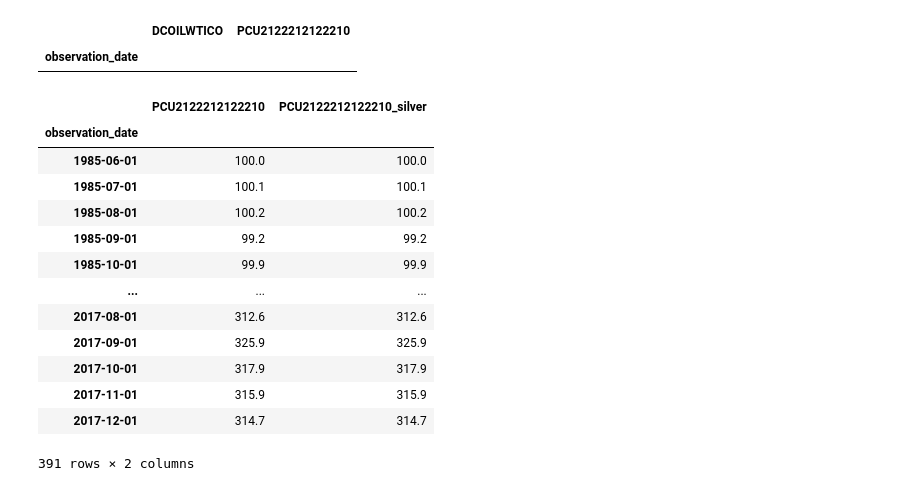
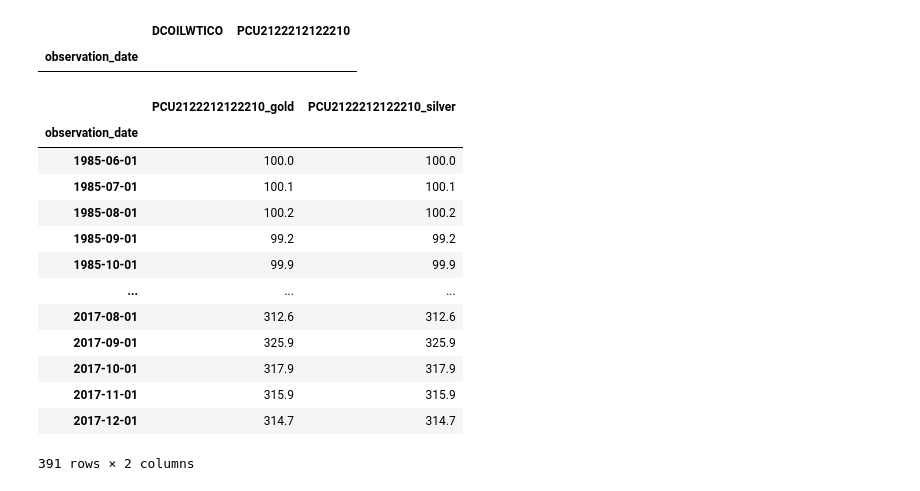
Before and after one commit to reuven/oreilly-2025-05May-pandas, a Jupyter notebook: OReilly - 2025-05May-19.ipynb, the cells around one changed output. Drawn from its saved outputs; the diff is of its cells as text; code cells hidden in the pictures.

```diff
--- a/OReilly - 2025-05May-19.ipynb
+++ b/OReilly - 2025-05May-19.ipynb
@@ -1577,9 +1577,9 @@ silver_filename = '/Users/reuven/Downloads/PCU2122212122210(1).csv'
 
 silver_df = pd.read_csv(silver_filename, index_col='observation_date')
 # %%
-gold_df.join(silver_df, lsuffix=rsuffix='_silver')
+gold_df.join(silver_df, lsuffix='_gold', rsuffix='_silver')
 # %% [output]
-|  | PCU2122212122210 | PCU2122212122210_silver |
+|  | PCU2122212122210_gold | PCU2122212122210_silver |
 | observation_date |  |  |
 | 1985-06-01 | 100.0 | 100.0 |
 | 1985-07-01 | 100.1 | 100.1 |
```
Also changed, not shown: parts of 2 cells of this notebook.
